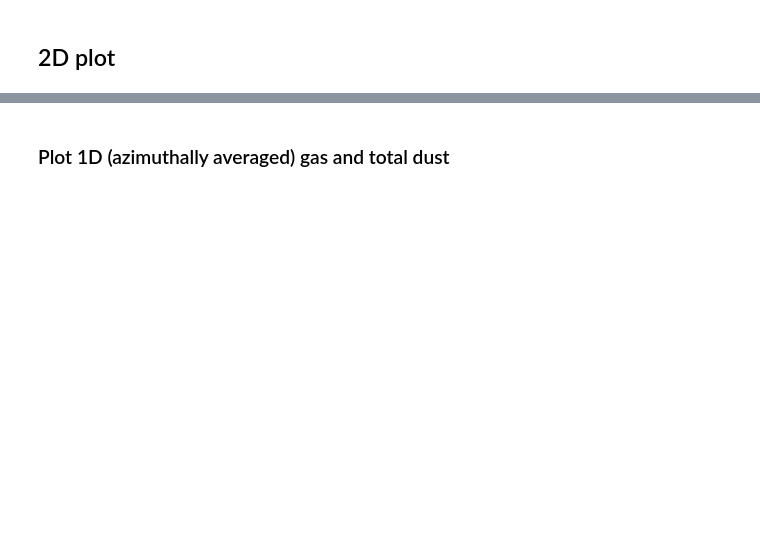
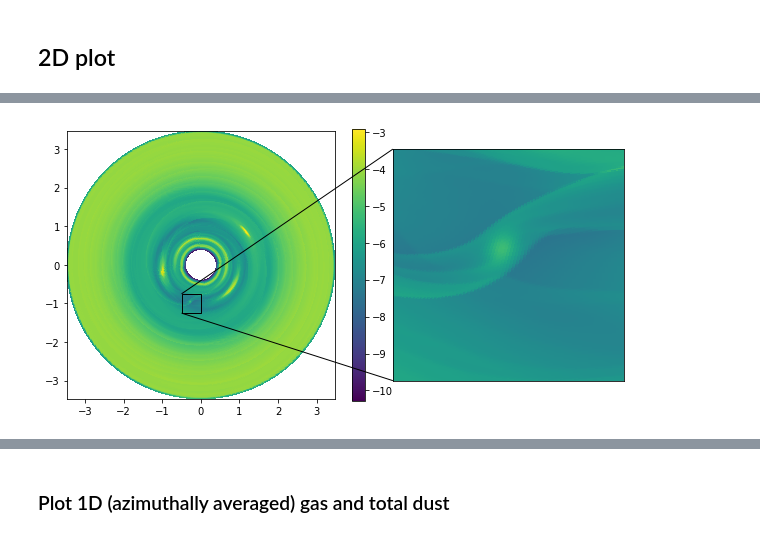
Before and after one commit to birnstiel/pylacompass, a Jupyter notebook: read_2D_data.ipynb, the cells around one changed output, grey strips where cells are left out. Cells and saved outputs as stored; diff of their text form; code cells hidden in the pictures; blank space fills up the shorter version.

```diff
--- a/read_2D_data.ipynb
+++ b/read_2D_data.ipynb
@@ -48,0 +68,4 @@ f.savefig('xy.pdf')
+# %%
+f2 = twod_plot(d, d.sigma_d[:, :, 10], zoom=12, region=[-0.5,0.0,-1.25,-0.75], pos='r')
+# %% [output]
+[figure, added]
```
Also changed, not shown: parts of 16 cells of this notebook, 1 other file.
